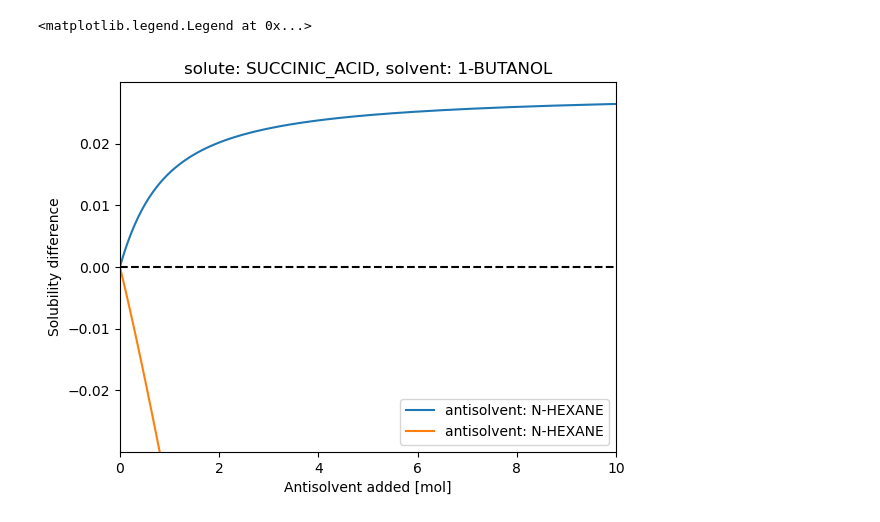
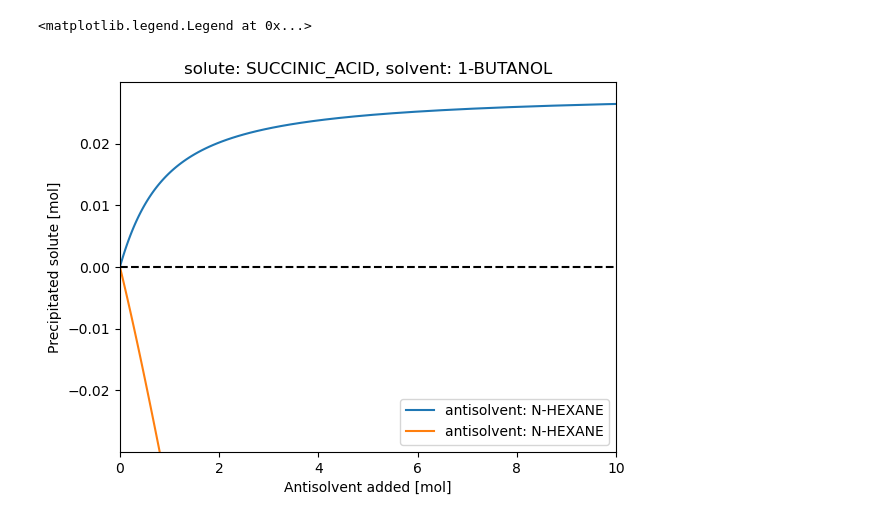
Before and after one commit to HyuntaeKR/drowning-out, a Jupyter notebook: drowning_out_methodology.ipynb, the cells around one changed output. Cells and saved outputs as stored; diff of their text form; code cells hidden in the pictures.

Commit message:
Change plot features

```diff
--- a/drowning_out_methodology.ipynb
+++ b/drowning_out_methodology.ipynb
@@ -87,16 +89,16 @@ precip_mole2 = calc_basis_mole2 * init_mole_frac2[0] - capactiy_mole2 # (ngrid -
 # %%
 # Plot the solubility difference (i.e., amount of precipitation)
 fig2 = plt.figure()
 plt.plot(add_antisolv_mole, precip_mole, label=f"antisolvent: {system1.mole_name[2]}")
 plt.plot(add_antisolv_mole2, precip_mole2, label=f"antisolvent: {system1.mole_name[2]}")
 plt.hlines(0, 0, 100, colors="black", linestyles="dashed")
 plt.title(f"solute: {system1.mole_name[0]}, solvent: {system1.mole_name[1]}")
 # plt.xlim([0, add_antisolv_mole[-1]])
 plt.xlim([0, 10])
 plt.ylim([-calc_basis_mole * init_mole_frac[0], calc_basis_mole * init_mole_frac[0]])
 plt.xlabel("Antisolvent added [mol]")
-plt.ylabel("Solubility difference")
+plt.ylabel("Precipitated solute [mol]")
 plt.legend()
 # %% [output]
 <matplotlib.legend.Legend at 0x...>
-[figure, old version]
+[figure, new version]
```
Also changed, not shown: parts of 2 cells of this notebook.
